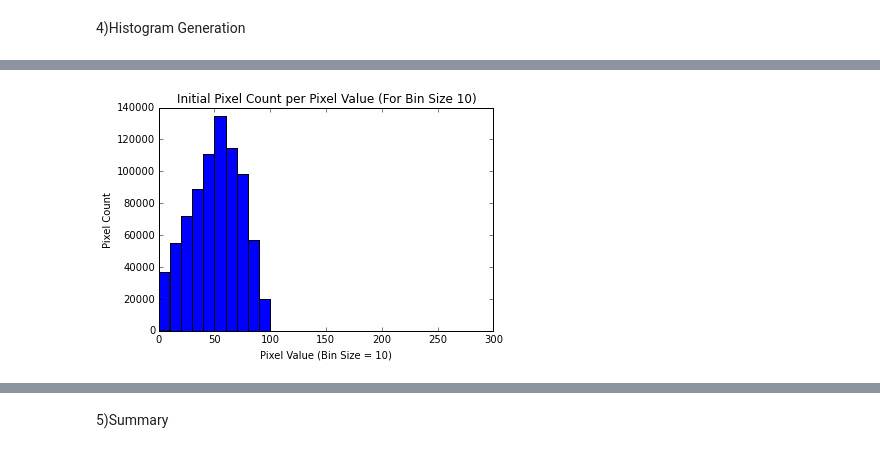
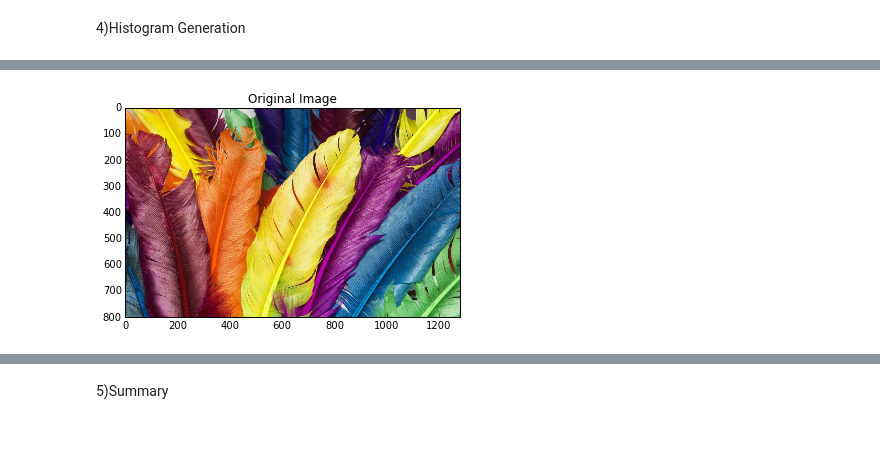
Before and after one commit to ApplyHiTech/CompVisHW1, a Jupyter notebook: Task.2.ipynb, the cells around one changed output, grey strips where cells are left out. Cells and saved outputs as stored; diff of their text form; code cells hidden in the pictures.

```diff
--- a/Task.2.ipynb
+++ b/Task.2.ipynb
@@ -19,5 +19,5 @@ from skimage import io, color
 %matplotlib inline
 
 
-img = mpimg.imread('colorful2.jpg')
-plt.imshow(img)
+img = mpimg.imread('./HW1/Images/Q2/colorful2.jpg')
+img_2 = mpimg.imread('./HW1/Images/Q2/colorful3.jpg')
@@ -59,7 +56,7 @@ quantization(img,10)
 # %% [markdown]
 2)RGB to LAB and back
 # %%
-def toLab(img,k):
+def labQuantization(img,k):
 
     #To Lab
     lab = color.rgb2lab(img)
@@ -68,7 +65,7 @@ def toLab(img,k):
     lab_L = lab[:,:,0]
     width, height = original_shape = tuple(lab_L.shape)
     lab_array = np.array(lab_L,dtype=np.float64)/255
-    lab_array_sample = shuffle(lab_array, random_state=0)[:1000]
+    lab_array_sample = shuffle(lab_array, random_state=0)[:2000]
 
     #Performs KMeans
     kmeans = KMeans(n_clusters=k, random_state=0).fit(lab_array_sample)
@@ -94,9 +91,9 @@ def toLab(img,k):
 
 
     new_img = color.lab2rgb(new_LAB)
-    plt.imshow(new_img)
-    pass
+    #plt.imshow(new_img)
+    return new_img
 
-toLab(img,10)
+labQuantization(img,10)
 # %% [output]
 (10, 1280)
@@ -137,48 +134,50 @@ ssd(mpimg.imread('landscape.jpg'),mpimg.imread('face.png'))
 # %% [markdown]
 4)Histogram Generation
 # %%
-# def histogramCreate(img):
+def histogramCreate(img,binsize):
 
-#     #Regularly spaced bins
-
-#     #To Lab
-#     lab = color.rgb2lab(img)
-
-#     lab
-
-#     #n, bins, patches = plt.hist(lab[0][:][0], 50, normed=1, facecolor='green', alpha=0.75)
-
-# #     plt.xlabel('Smarts')
-# #     plt.ylabel('Probability')
-# #     plt.title(r'$\mathrm{Histogram\ of\ IQ:}\ \mu=100,\ \sigma=15$')
-# #     plt.axis([40, 160, 0, 0.03])
-# #     plt.grid(True)
-
-# #     plt.show()
+    #Before Quantization
+    lab = color.rgb2lab(img)
+    l_data = []
+    for i in lab:
+        for j in i:
+            l_data.append(j[0]);
 
 
-#     #Bins spaced according to quantization
+    #Display Original Image
+    plt.figure(1)
+    plt.title('Original Image')
+    plt.imshow(img)
 
 
-#     pass
+    #Display Original Image's Histogram
+    plt.figure(2)
+    plt.title('Initial Pixel Count per L Value (For Bin Size 10)')
+    plt.xlabel('L Value (Bin Size = 10)')
+    plt.ylabel('Pixel Count')
+    plt.hist(l_data, bins=range(0,255 + binsize, binsize))
 
-#
 
-lab = color.rgb2lab(img)
-width, height, level = lab.shape
-l_data = []
-for i in lab:
-    for j in i:
-        l_data.append(j[0])
-plt.figure(1)
-plt.title('Initial Pixel Count per Pixel Value (For Bin Size 10)')
-plt.xlabel('Pixel Value (Bin Size = 10)')
-plt.ylabel('Pixel Count')
-plt.hist(l_data, bins=range(0,255 + 10, 10))
+    #After Quantization
+    lab2 = color.rgb2lab(labQuantization(img,10))
+    l_data2 = []
+    for i2 in lab2:
+        for j2 in i2:
+            l_data2.append(j2[0]);
 
-plt.figure(2)
-plt.title(' Pixel Count per Pixel Value After Quantization (For Bin Size 10)')
-plt.xlabel('Pixel Value (Bin Size = 10)')
-plt.ylabel('Pixel Count')
-plt.hist(l_data, bins=range(0,255 + 2, 2))
+    #Display Quantized Image
+    plt.figure(3)
+    plt.title('Quantized Image')
+    plt.imshow(lab2)
+
+    #Display Quantized Image's Histogram
+    plt.figure(4)
+    plt.title(' Pixel Count per L Value After Quantization (For Bin Size 10)')
+    plt.xlabel('L Value (Bin Size = 10)')
+    plt.ylabel('Pixel Count')
+    plt.hist(l_data2, bins=range(0,255 + binsize, binsize))
+
+    return lab2
+
+histogramCreate(img,10)
 # %% [output]
@@ -202 +202 @@ plt.hist(l_data, bins=range(0,255 + 2, 2))
-[figure, old version]
+[figure, new version]
```
Also changed, not shown: parts of 9 cells of this notebook.
